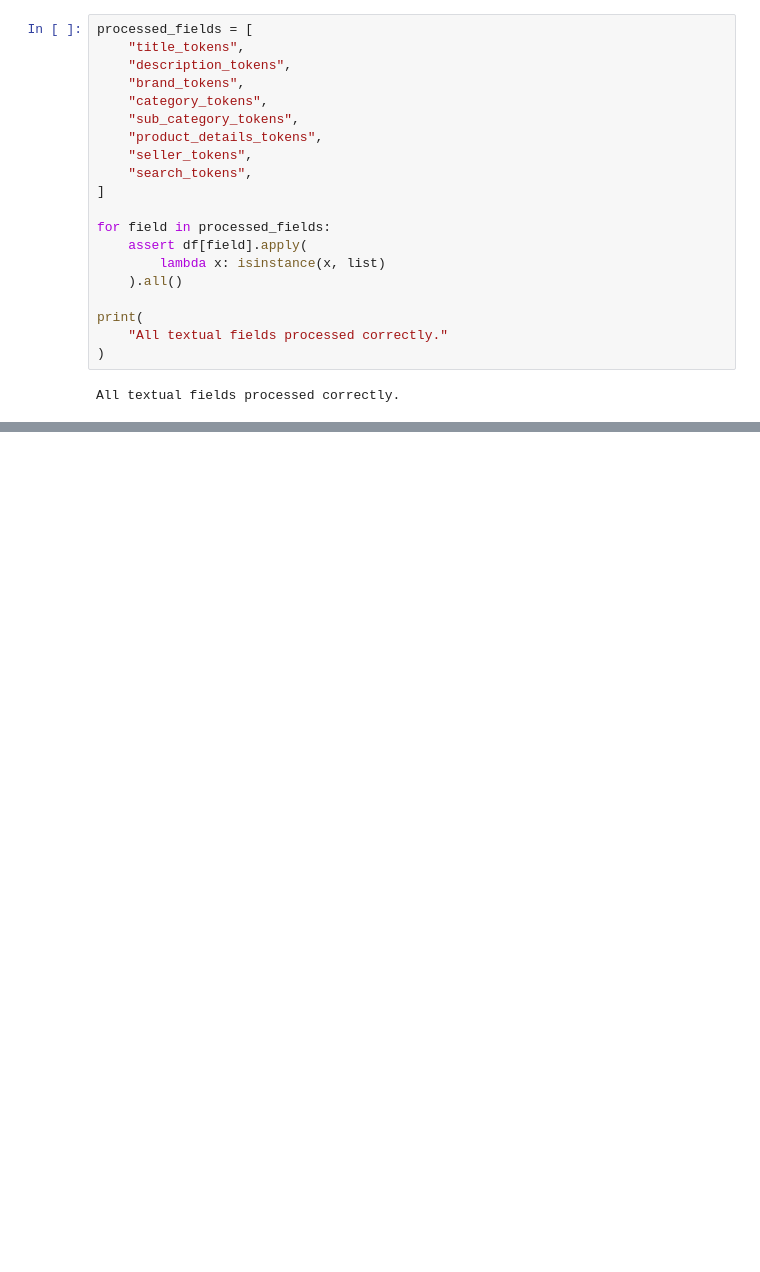
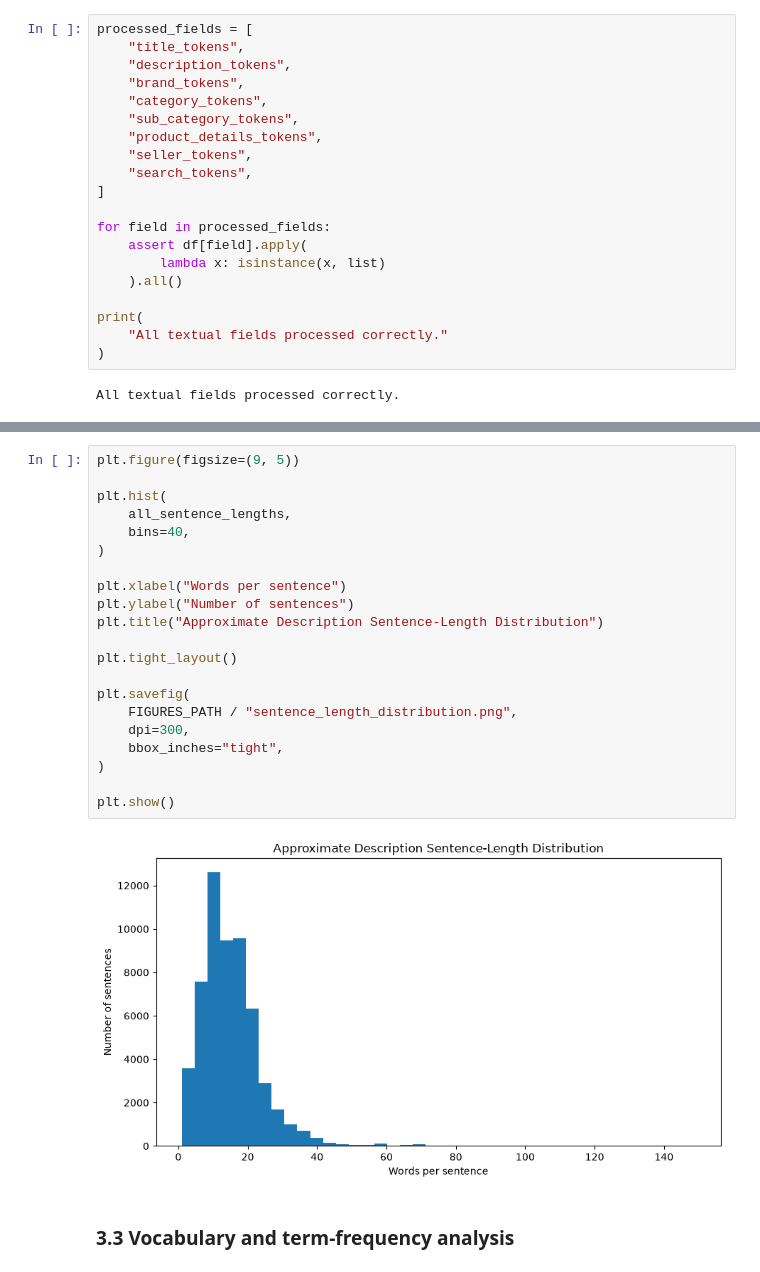
Before and after one commit to maariionaa-code/irwa-search-engine, a Jupyter notebook: project_progress/part_1/part_1.ipynb, the cells around one changed output, grey strips where cells are left out. Drawn from its saved outputs; the diff is of its cells as text; blank space fills up the shorter version.

Commit message:
Add Part 1 exploratory data analysis

```diff
--- a/project_progress/part_1/part_1.ipynb
+++ b/project_progress/part_1/part_1.ipynb
@@ -563,0 +773,25 @@ df[
+# %%
+plt.figure(figsize=(9, 5))
+
+plt.hist(
+    all_sentence_lengths,
+    bins=40,
+)
+
+plt.xlabel("Words per sentence")
+plt.ylabel("Number of sentences")
+plt.title("Approximate Description Sentence-Length Distribution")
+
+plt.tight_layout()
+
+plt.savefig(
+    FIGURES_PATH / "sentence_length_distribution.png",
+    dpi=300,
+    bbox_inches="tight",
+)
+
+plt.show()
+# %% [output]
+[figure, added]
+# %% [markdown]
+### 3.3 Vocabulary and term-frequency analysis
```
Also changed, not shown: parts of 50 cells of this notebook, 15 other files.
